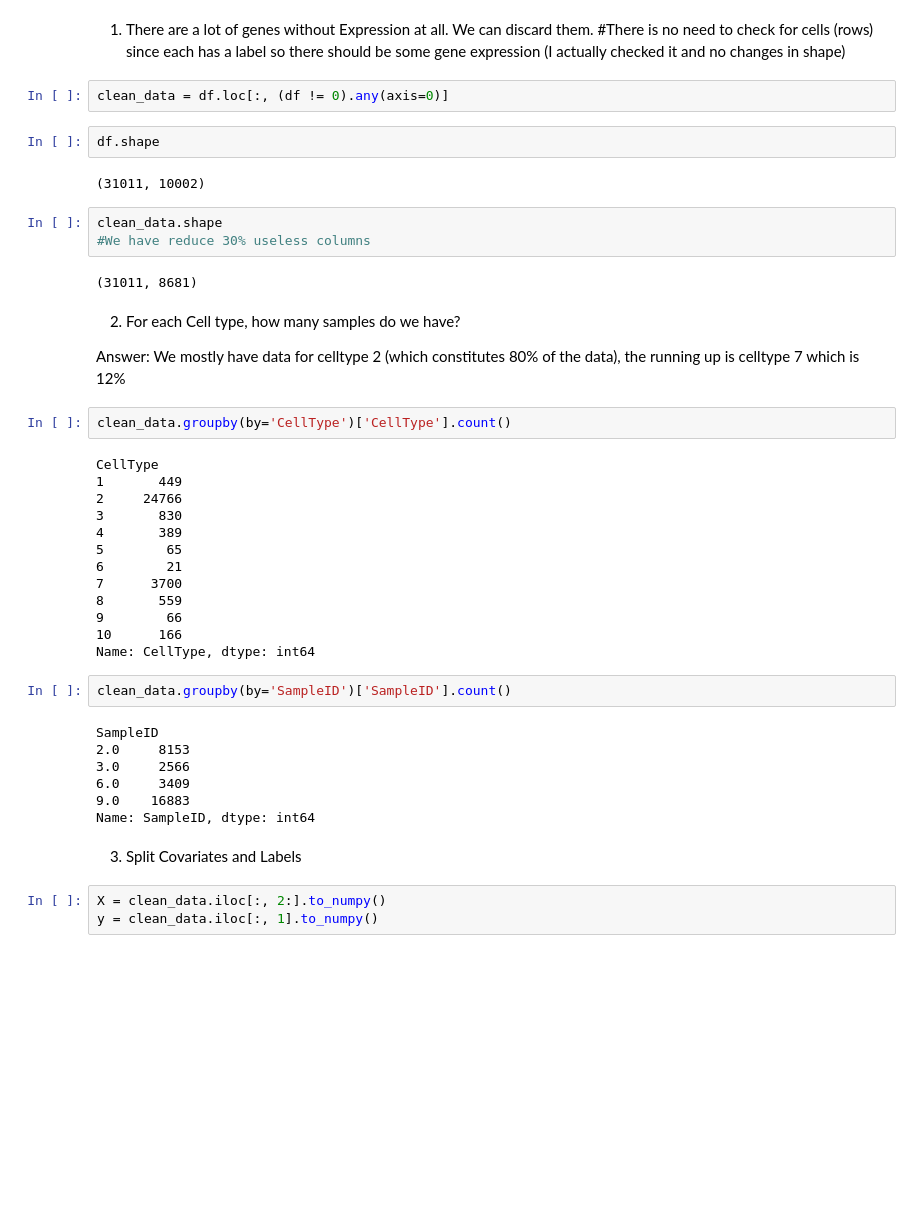
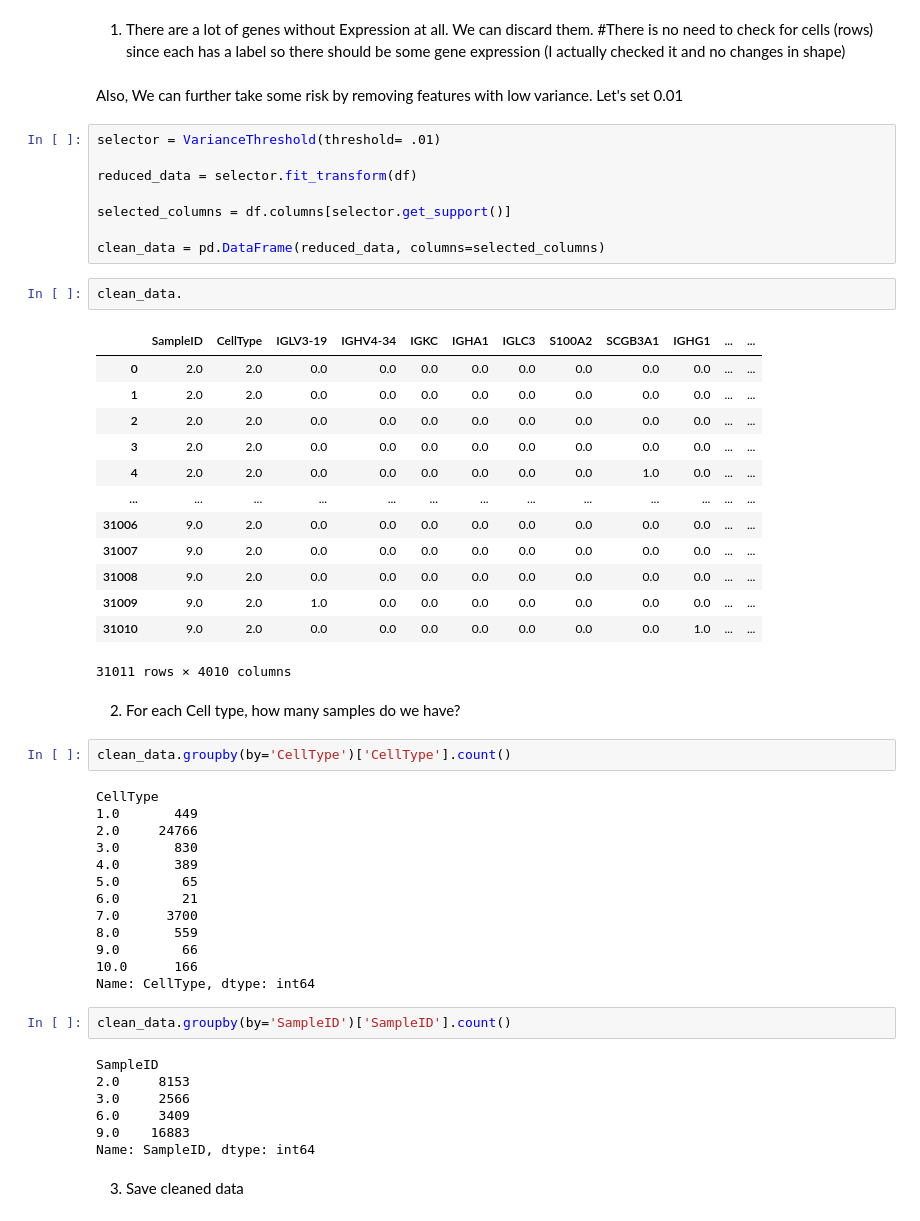
Before and after one commit to BillCoML/cell_anotation, a Jupyter notebook: feat_eng.ipynb, the cells around one changed output. Cells and saved outputs as stored; diff of their text form; blank space fills up the shorter version.

```diff
--- a/feat_eng.ipynb
+++ b/feat_eng.ipynb
@@ -36,35 +37,48 @@ df['CellType'] = df['CellType'].astype('int8')
 # %% [markdown]
 1. There are a lot of genes without Expression at all. We can discard them.
 #There is no need to check for cells (rows) since each has a label so there should be some gene expression (I actually checked it and no changes in shape)
-# %%
-clean_data = df.loc[:, (df != 0).any(axis=0)]
-# %%
-df.shape
-# %% [output]
-(31011, 10002)
-# %%
-clean_data.shape
-#We have reduce 30% useless columns
-# %% [output]
-(31011, 8681)
+# %% [markdown]
+Also, We can further take some risk by removing features with low variance. Let's set 0.01
+# %%
+selector = VarianceThreshold(threshold= .01)
+
+reduced_data = selector.fit_transform(df)
+
+selected_columns = df.columns[selector.get_support()]
+
+clean_data = pd.DataFrame(reduced_data, columns=selected_columns)
+# %%
+clean_data.
+# %% [output]
+|  | SampleID | CellType | IGLV3-19 | IGHV4-34 | IGKC | IGHA1 | IGLC3 | S100A2 | SCGB3A1 | IGHG1 | ... | ... |
+| 0 | 2.0 | 2.0 | 0.0 | 0.0 | 0.0 | 0.0 | 0.0 | 0.0 | 0.0 | 0.0 | ... | ... |
+| 1 | 2.0 | 2.0 | 0.0 | 0.0 | 0.0 | 0.0 | 0.0 | 0.0 | 0.0 | 0.0 | ... | ... |
+| 2 | 2.0 | 2.0 | 0.0 | 0.0 | 0.0 | 0.0 | 0.0 | 0.0 | 0.0 | 0.0 | ... | ... |
+| 3 | 2.0 | 2.0 | 0.0 | 0.0 | 0.0 | 0.0 | 0.0 | 0.0 | 0.0 | 0.0 | ... | ... |
+| 4 | 2.0 | 2.0 | 0.0 | 0.0 | 0.0 | 0.0 | 0.0 | 0.0 | 1.0 | 0.0 | ... | ... |
+| ... | ... | ... | ... | ... | ... | ... | ... | ... | ... | ... | ... | ... |
+| 31006 | 9.0 | 2.0 | 0.0 | 0.0 | 0.0 | 0.0 | 0.0 | 0.0 | 0.0 | 0.0 | ... | ... |
+| 31007 | 9.0 | 2.0 | 0.0 | 0.0 | 0.0 | 0.0 | 0.0 | 0.0 | 0.0 | 0.0 | ... | ... |
+| 31008 | 9.0 | 2.0 | 0.0 | 0.0 | 0.0 | 0.0 | 0.0 | 0.0 | 0.0 | 0.0 | ... | ... |
+| 31009 | 9.0 | 2.0 | 1.0 | 0.0 | 0.0 | 0.0 | 0.0 | 0.0 | 0.0 | 0.0 | ... | ... |
+| 31010 | 9.0 | 2.0 | 0.0 | 0.0 | 0.0 | 0.0 | 0.0 | 0.0 | 0.0 | 1.0 | ... | ... |
+31011 rows × 4010 columns
 # %% [markdown]
 2. For each Cell type, how many samples do we have?
-
-Answer: We mostly have data for celltype 2 (which constitutes 80% of the data), the running up is celltype 7 which is 12%
 # %%
 clean_data.groupby(by='CellType')['CellType'].count()
 # %% [output]
 CellType
-1       449
-2     24766
-3       830
-4       389
-5        65
-6        21
-7      3700
-8       559
-9        66
-10      166
+1.0       449
+2.0     24766
+3.0       830
+4.0       389
+5.0        65
+6.0        21
+7.0      3700
+8.0       559
+9.0        66
+10.0      166
 Name: CellType, dtype: int64
 # %%
 clean_data.groupby(by='SampleID')['SampleID'].count()
@@ -76,8 +90,5 @@ SampleID
 9.0    16883
 Name: SampleID, dtype: int64
 # %% [markdown]
-3. Split Covariates and Labels
+3. Save cleaned data
-# %%
-X = clean_data.iloc[:, 2:].to_numpy()
-y = clean_data.iloc[:, 1].to_numpy()
 # %%
```
Also changed, not shown: parts of 6 cells of this notebook, 1 other file.
